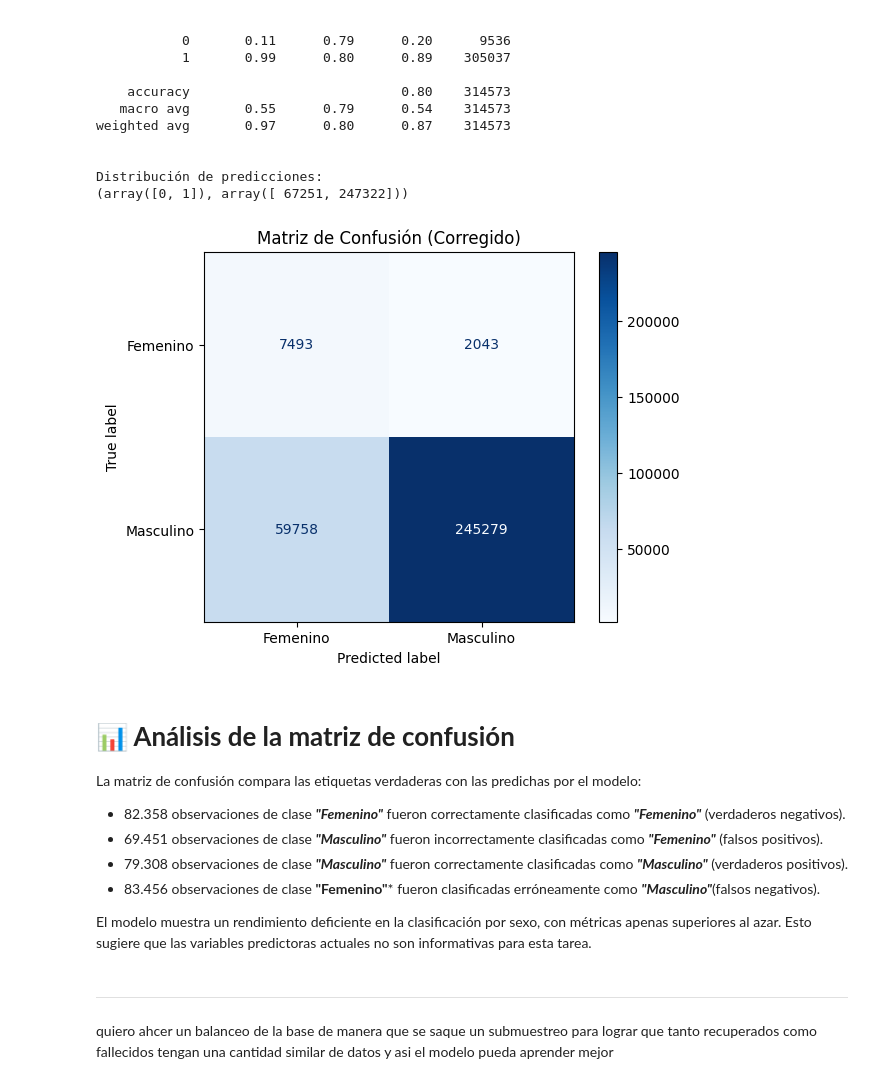
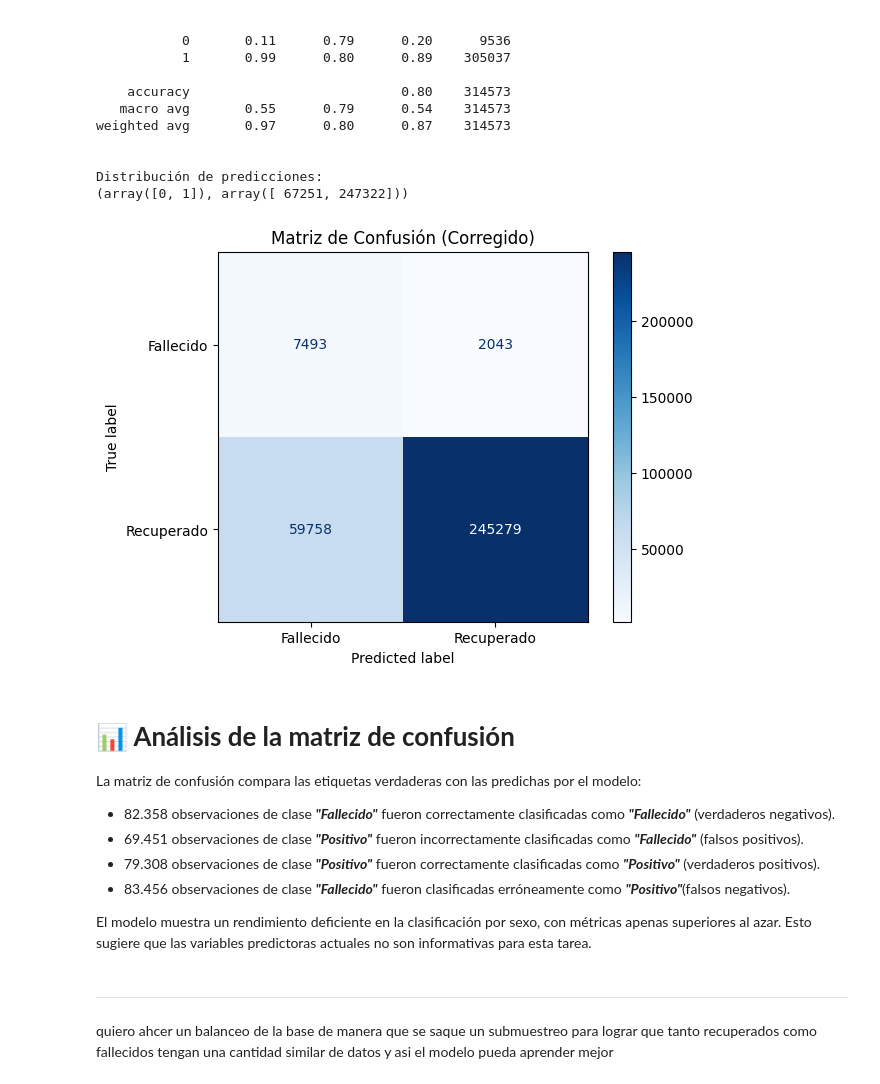
Before and after one commit to AlexandraAponte/Intriduccion_Github, a Jupyter notebook: Notebooks/Trabajo_Final_y_Sexo_M.ipynb, the cells around one changed output. Drawn from its saved outputs; the diff is of its cells as text; code cells hidden in the pictures.

```diff
--- a/Notebooks/Trabajo_Final_y_Sexo_M.ipynb
+++ b/Notebooks/Trabajo_Final_y_Sexo_M.ipynb
@@ -495,9 +463,3 @@ df_clean = df_clean.drop(columns=['Nombre departamento', 'Edad', 'Unidad de medi
 print(df_clean.isnull().sum()[df_clean.isnull().sum() > 0])
 # %% [output]
 Series([], dtype: int64)
-# %%
-## 1. Limpieza de texto en columnas categóricas, en este paso me aseguro de que las columnas categorias no tengads
-## datos faltantes no datos duplicados como: "Casa" "casa" "CASA"
-
-for col in ['Sexo', 'Nombre municipio', 'Tipo de contagio', 'Recuperado', 'Ubicacion del caso']:
-    df_clean[col] = df_clean[col].fillna(df_clean[col].mode()[0])
@@ -565,21 +525,21 @@ Distribución de predicciones:
 (array([0, 1]), array([ 67251, 247322]))
 # %%
 cm = confusion_matrix(yc_test, yc_pred)
-disp = ConfusionMatrixDisplay(confusion_matrix=cm, display_labels=["Femenino", "Masculino"])
+disp = ConfusionMatrixDisplay(confusion_matrix=cm, display_labels=["Fallecido", "Recuperado"])
 disp.plot(cmap="Blues", values_format="d")
 plt.title("Matriz de Confusión (Corregido)")
 plt.show()
 # %% [output]
-[figure, old version]
+[figure, new version]
 # %% [markdown]
 # **📊 Análisis de la matriz de confusión**
 
 La matriz de confusión compara las etiquetas verdaderas con las predichas por el modelo:
 
-* 82.358 observaciones de clase ***"Femenino"*** fueron correctamente clasificadas como ***"Femenino"*** (verdaderos negativos).
-* 69.451 observaciones de clase ***"Masculino"*** fueron incorrectamente clasificadas como ***"Femenino"*** (falsos positivos).
-* 79.308 observaciones de clase ***"Masculino"*** fueron correctamente clasificadas como ***"Masculino"*** (verdaderos positivos).
-* 83.456 observaciones de clase **"Femenino"*** fueron clasificadas erróneamente como ***"Masculino"***(falsos negativos).
+* 82.358 observaciones de clase ***"Fallecido"*** fueron correctamente clasificadas como ***"Fallecido"*** (verdaderos negativos).
+* 69.451 observaciones de clase ***"Positivo"*** fueron incorrectamente clasificadas como ***"Fallecido"*** (falsos positivos).
+* 79.308 observaciones de clase ***"Positivo"*** fueron correctamente clasificadas como ***"Positivo"*** (verdaderos positivos).
+* 83.456 observaciones de clase ***"Fallecido"*** fueron clasificadas erróneamente como ***"Positivo"***(falsos negativos).
 
 El modelo muestra un rendimiento deficiente en la clasificación por sexo, con métricas apenas superiores al azar. Esto sugiere que las variables predictoras actuales no son informativas para esta tarea.
 # %% [markdown]
```
Also changed, not shown: parts of 16 cells of this notebook.
